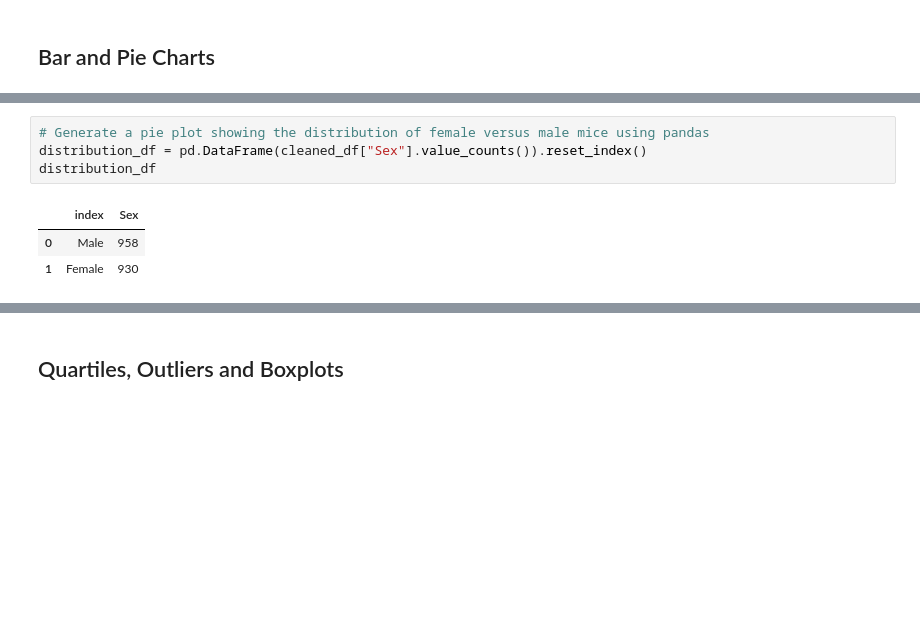
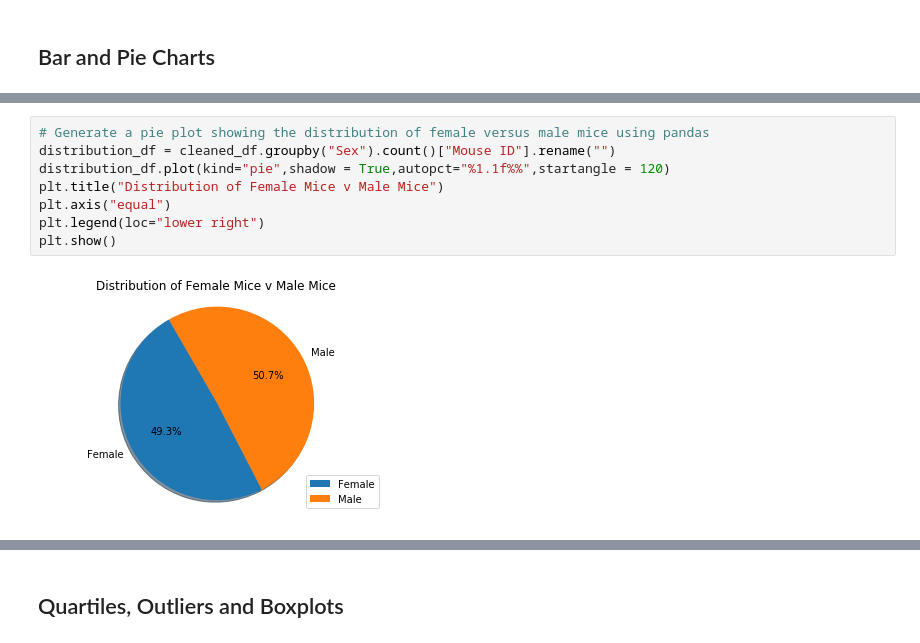
Before and after one commit to priyamittal96/matplotlib-challenge, a Jupyter notebook: pymaceuticals_starter.ipynb, the cells around one changed output, grey strips where cells are left out. Saved outputs shown, nothing was run; the diff lists cells and outputs as text; blank space fills up the shorter version.

```diff
--- a/pymaceuticals_starter.ipynb
+++ b/pymaceuticals_starter.ipynb
@@ -129,11 +131,13 @@ plt.show()
 # %%
 # Generate a pie plot showing the distribution of female versus male mice using pandas
-distribution_df = pd.DataFrame(cleaned_df["Sex"].value_counts()).reset_index()
-distribution_df
+distribution_df = cleaned_df.groupby("Sex").count()["Mouse ID"].rename("")
+distribution_df.plot(kind="pie",shadow = True,autopct="%1.1f%%",startangle = 120)
+plt.title("Distribution of Female Mice v Male Mice")
+plt.axis("equal")
+plt.legend(loc="lower right")
+plt.show()
 # %% [output]
-|  | index | Sex |
-| 0 | Male | 958 |
-| 1 | Female | 930 |
+[figure, added]
 # %%
 # Generate a pie plot showing the distribution of female versus male mice using pyplot
 plt.pie(distribution_df["Sex"], labels = distribution_df["index"],shadow = True,autopct="%1.1f%%",startangle = 120)
```
Also changed, not shown: parts of 8 cells of this notebook.
